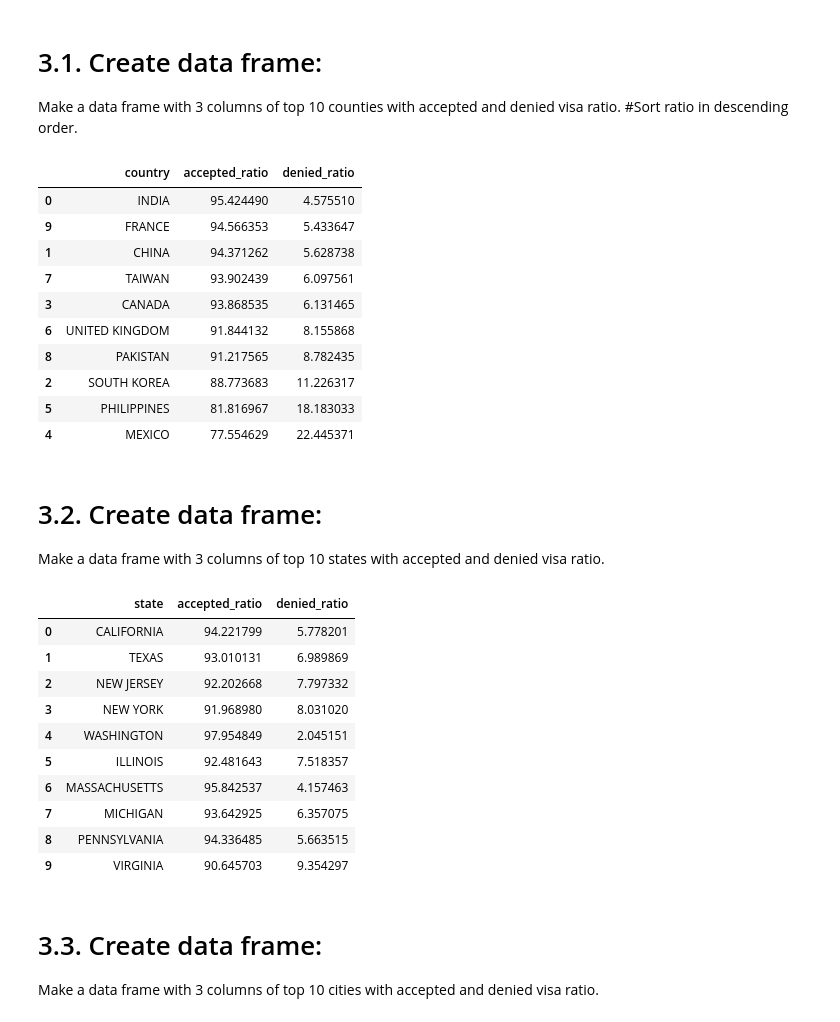
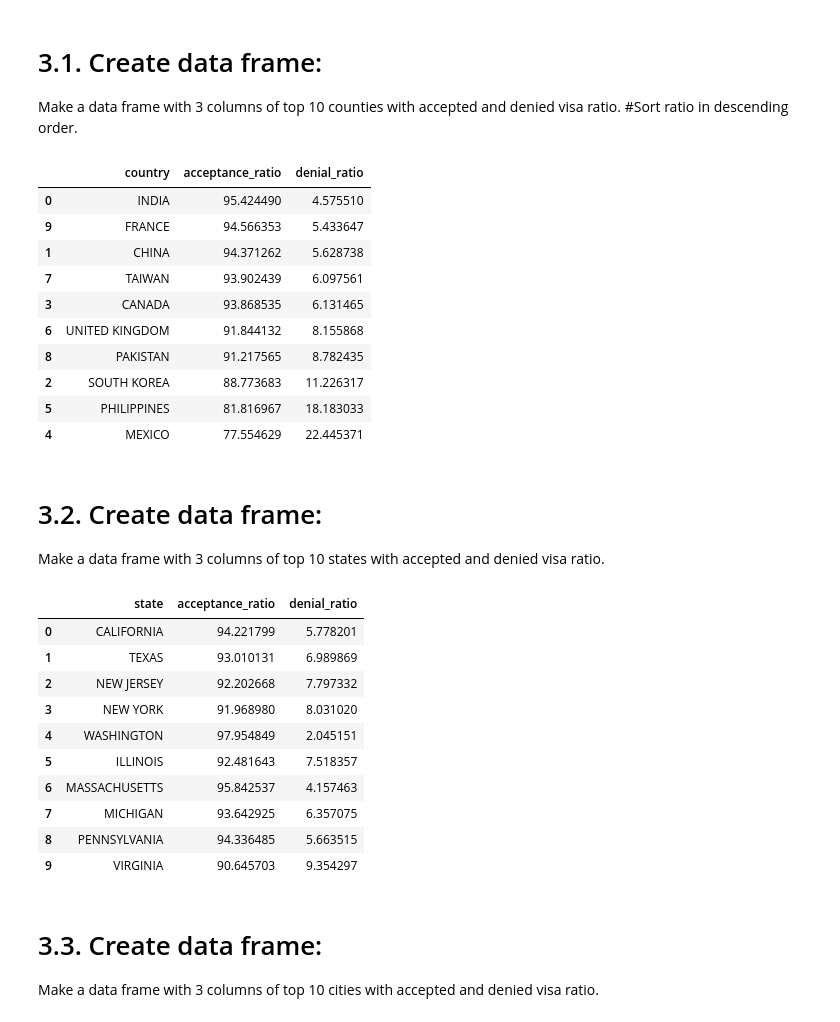
Before and after one commit to fall4knight/US-visa-application, a Jupyter notebook: US_visa_application_analysis_marjan.ipynb, the cells around one changed output. Saved outputs shown, nothing was run; the diff lists cells and outputs as text; code cells hidden in the pictures.

```diff
--- a/US_visa_application_analysis_marjan.ipynb
+++ b/US_visa_application_analysis_marjan.ipynb
@@ -290,14 +304,14 @@ Make a data frame with 3 columns of top 10 counties with accepted and denied vis
 #Sort ratio in descending order.
 # %%
 import pandas as pd
-df = pd.DataFrame(total_ratio,columns=['country','accepted_ratio','denied_ratio'])
-df['accepted_ratio'] = pd.to_numeric(df['accepted_ratio'], errors = "coerce")
-df['denied_ratio'] = pd.to_numeric(df['denied_ratio'], errors = "coerce")
-df = df.sort_values(by=["accepted_ratio","denied_ratio"], ascending=False) #With 95.42 percent,India has the most number of acceptance ratio
+df = pd.DataFrame(total_ratio,columns=['country','acceptance_ratio','denial_ratio'])
+df['acceptance_ratio'] = pd.to_numeric(df['acceptance_ratio'], errors = "coerce")
+df['denial_ratio'] = pd.to_numeric(df['denial_ratio'], errors = "coerce")
+df = df.sort_values(by=["acceptance_ratio","denial_ratio"], ascending=False) #With 95.42 percent,India has the most number of acceptance ratio
  #With 22.44 percent,Mexico has the most denied ratio between top 10 countries.
 df
 # %% [output]
-|  | country | accepted_ratio | denied_ratio |
+|  | country | acceptance_ratio | denial_ratio |
 | 0 | INDIA | 95.424490 | 4.575510 |
 | 9 | FRANCE | 94.566353 | 5.433647 |
 | 1 | CHINA | 94.371262 | 5.628738 |
@@ -313,13 +327,13 @@ df
 Make a data frame with 3 columns of top 10 states with accepted and denied visa ratio.
 # %%
 import pandas as pd
-df_state = pd.DataFrame(total_ratio_state,columns=['state','accepted_ratio','denied_ratio'])
-df_state['accepted_ratio'] = pd.to_numeric(df_state['accepted_ratio'], errors = "coerce") #we use this for plotting
-df_state['denied_ratio'] = pd.to_numeric(df_state['denied_ratio'], errors = "coerce")
-df_state.sort_values(by=["accepted_ratio","denied_ratio"], ascending=False) #sort in descending manner
+df_state = pd.DataFrame(total_ratio_state,columns=['state','acceptance_ratio','denial_ratio'])
+df_state['acceptance_ratio'] = pd.to_numeric(df_state['acceptance_ratio'], errors = "coerce") #we use this for plotting
+df_state['denial_ratio'] = pd.to_numeric(df_state['denial_ratio'], errors = "coerce")
+df_state.sort_values(by=["acceptance_ratio","denial_ratio"], ascending=False) #sort in descending manner
 df_state
 # %% [output]
-|  | state | accepted_ratio | denied_ratio |
+|  | state | acceptance_ratio | denial_ratio |
 | 0 | CALIFORNIA | 94.221799 | 5.778201 |
 | 1 | TEXAS | 93.010131 | 6.989869 |
 | 2 | NEW JERSEY | 92.202668 | 7.797332 |
```
Also changed, not shown: parts of 13 cells of this notebook.
